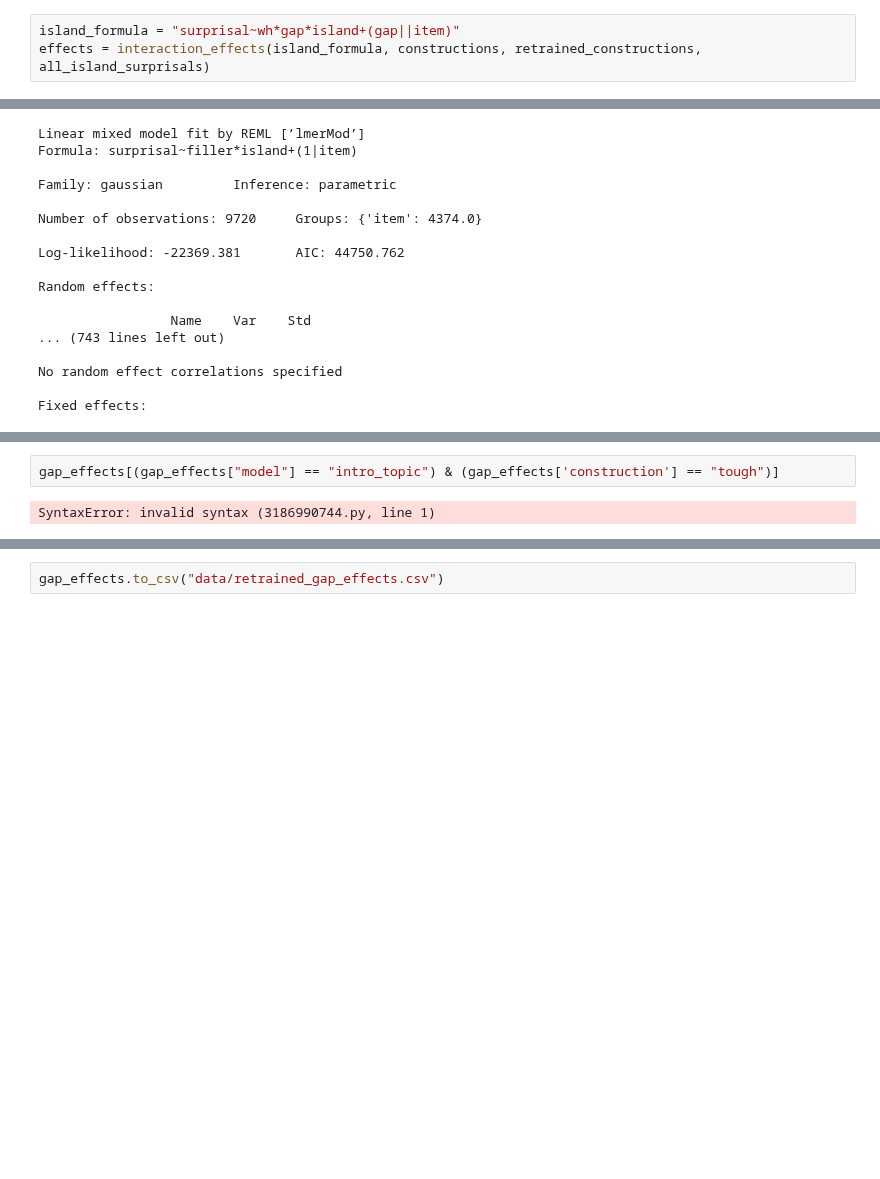
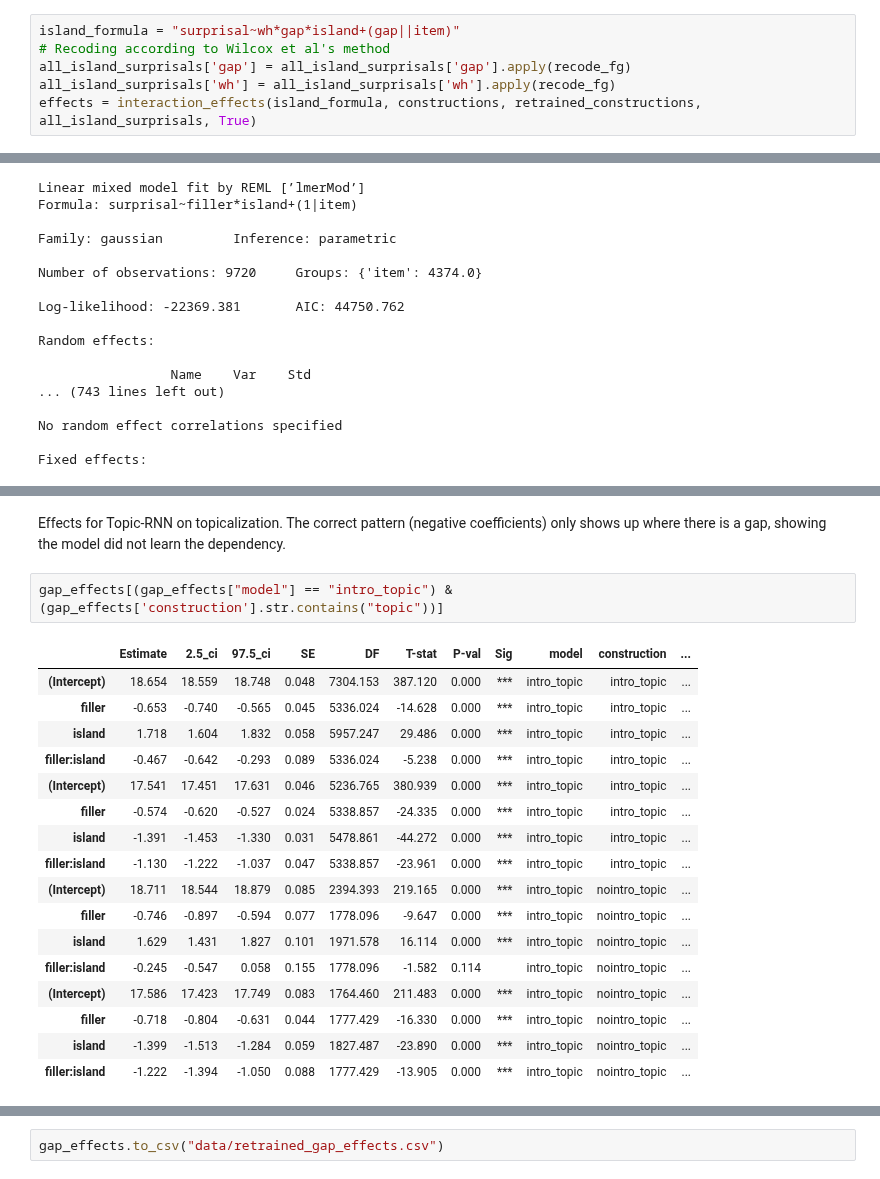
Before and after one commit to umd-psycholing/lm-syntactic-generalization, a Jupyter notebook: retraining_analysis.ipynb, the cells around one changed output, grey strips where cells are left out. Saved outputs shown, nothing was run; the diff lists cells and outputs as text; blank space fills up the shorter version.

```diff
--- a/retraining_analysis.ipynb
+++ b/retraining_analysis.ipynb
@@ -126,6 +136,9 @@ pd.DataFrame(effects)
 # %%
 island_formula = "surprisal~wh*gap*island+(gap||item)"
-effects = interaction_effects(island_formula, constructions, retrained_constructions, all_island_surprisals)
+# Recoding according to Wilcox et al's method
+all_island_surprisals['gap'] = all_island_surprisals['gap'].apply(recode_fg)
+all_island_surprisals['wh'] = all_island_surprisals['wh'].apply(recode_fg)
+effects = interaction_effects(island_formula, constructions, retrained_constructions, all_island_surprisals, True)
 # %% [output]
 Linear mixed model fit by REML [’lmerMod’]
 Formula: surprisal~wh*gap*island+(gap||item)
@@ -223,4 +256,22 @@ gap_effects[(gap_effects["model"] == "cleft") & (gap_effects['construction'] ==
+# %% [markdown]
+Effects for Topic-RNN on topicalization. The correct pattern (negative coefficients) only shows up where there is a gap, showing the model did not learn the dependency.
 # %%
-gap_effects[(gap_effects["model"] == "intro_topic") & (gap_effects['construction'] == "tough")]
+gap_effects[(gap_effects["model"] == "intro_topic") & (gap_effects['construction'].str.contains("topic"))]
 # %% [output]
-SyntaxError: invalid syntax (3186990744.py, line 1)
+|  | Estimate | 2.5_ci | 97.5_ci | SE | DF | T-stat | P-val | Sig | model | construction | ... |
+| (Intercept) | 18.654 | 18.559 | 18.748 | 0.048 | 7304.153 | 387.120 | 0.000 | *** | intro_topic | intro_topic | ... |
+| filler | -0.653 | -0.740 | -0.565 | 0.045 | 5336.024 | -14.628 | 0.000 | *** | intro_topic | intro_topic | ... |
+| island | 1.718 | 1.604 | 1.832 | 0.058 | 5957.247 | 29.486 | 0.000 | *** | intro_topic | intro_topic | ... |
+| filler:island | -0.467 | -0.642 | -0.293 | 0.089 | 5336.024 | -5.238 | 0.000 | *** | intro_topic | intro_topic | ... |
+| (Intercept) | 17.541 | 17.451 | 17.631 | 0.046 | 5236.765 | 380.939 | 0.000 | *** | intro_topic | intro_topic | ... |
+| filler | -0.574 | -0.620 | -0.527 | 0.024 | 5338.857 | -24.335 | 0.000 | *** | intro_topic | intro_topic | ... |
+| island | -1.391 | -1.453 | -1.330 | 0.031 | 5478.861 | -44.272 | 0.000 | *** | intro_topic | intro_topic | ... |
+| filler:island | -1.130 | -1.222 | -1.037 | 0.047 | 5338.857 | -23.961 | 0.000 | *** | intro_topic | intro_topic | ... |
+| (Intercept) | 18.711 | 18.544 | 18.879 | 0.085 | 2394.393 | 219.165 | 0.000 | *** | intro_topic | nointro_topic | ... |
+| filler | -0.746 | -0.897 | -0.594 | 0.077 | 1778.096 | -9.647 | 0.000 | *** | intro_topic | nointro_topic | ... |
+| island | 1.629 | 1.431 | 1.827 | 0.101 | 1971.578 | 16.114 | 0.000 | *** | intro_topic | nointro_topic | ... |
+| filler:island | -0.245 | -0.547 | 0.058 | 0.155 | 1778.096 | -1.582 | 0.114 |  | intro_topic | nointro_topic | ... |
+| (Intercept) | 17.586 | 17.423 | 17.749 | 0.083 | 1764.460 | 211.483 | 0.000 | *** | intro_topic | nointro_topic | ... |
+| filler | -0.718 | -0.804 | -0.631 | 0.044 | 1777.429 | -16.330 | 0.000 | *** | intro_topic | nointro_topic | ... |
+| island | -1.399 | -1.513 | -1.284 | 0.059 | 1827.487 | -23.890 | 0.000 | *** | intro_topic | nointro_topic | ... |
+| filler:island | -1.222 | -1.394 | -1.050 | 0.088 | 1777.429 | -13.905 | 0.000 | *** | intro_topic | nointro_topic | ... |
```
Also changed, not shown: parts of 8 cells of this notebook, 11 other files.
